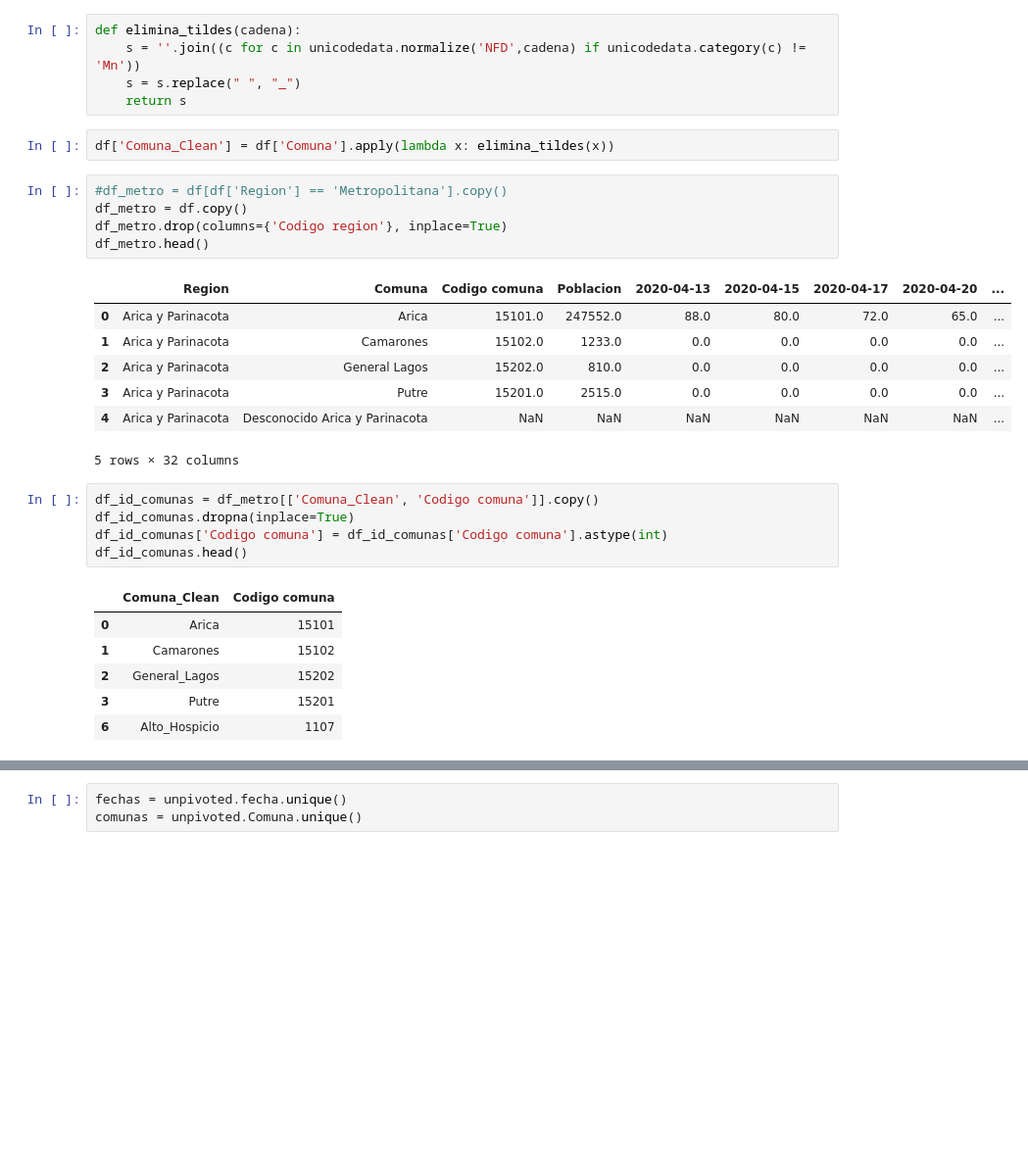
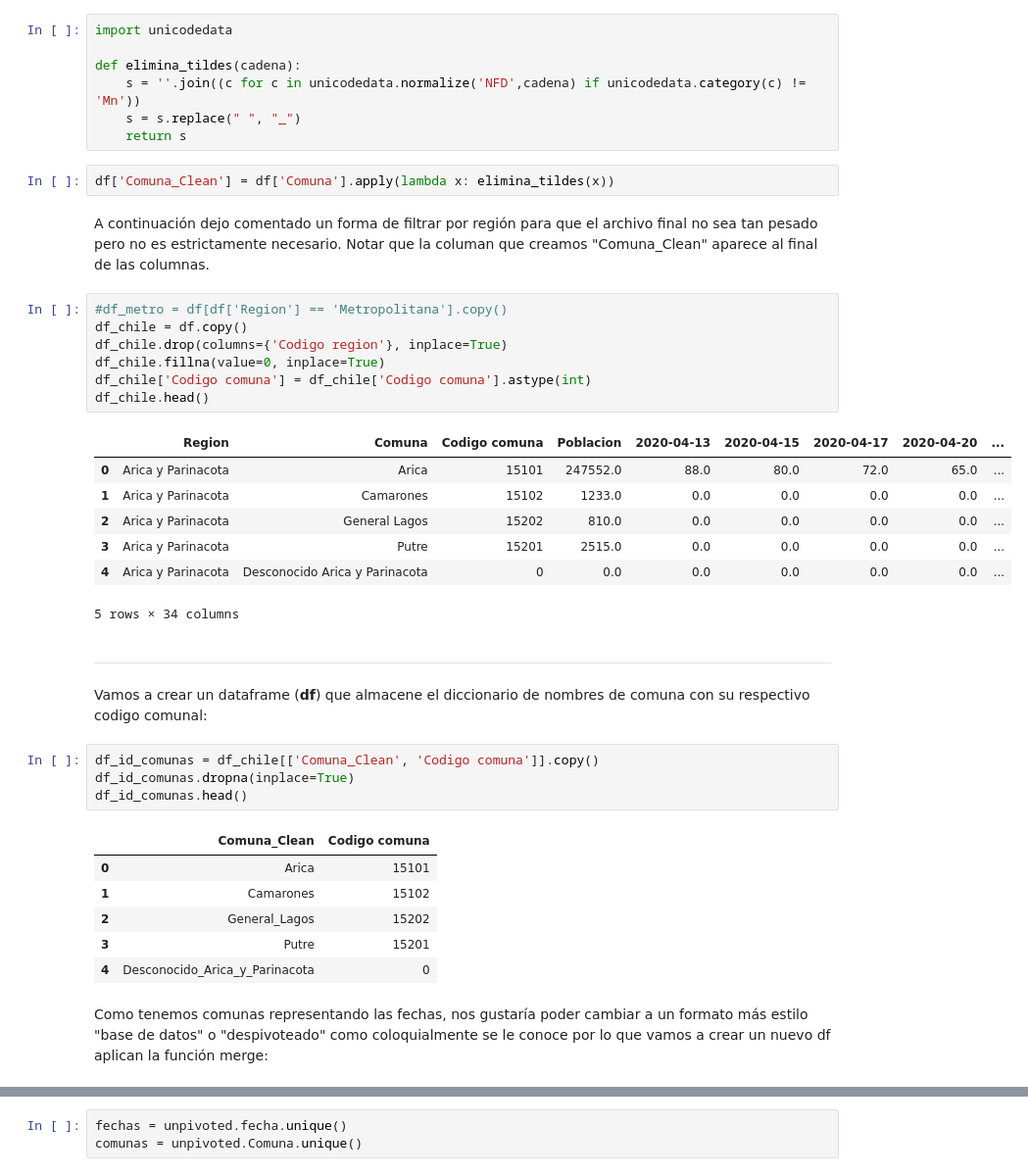
Before and after one commit to BlackRiver38/Notebook_Collection, a Jupyter notebook: Time Slider Map/Casos Activos.ipynb, the cells around one changed output, grey strips where cells are left out. Shown at 98% size. Saved outputs shown, nothing was run; the diff lists cells and outputs as text; blank space fills up the shorter version.

Commit message:
Mejora sne las notas para que se entienda mejor.

```diff
--- a/Time Slider Map/Casos Activos.ipynb
+++ b/Time Slider Map/Casos Activos.ipynb
@@ -24,27 +50,35 @@ df.head()
 # %%
+import unicodedata
+
 def elimina_tildes(cadena):
     s = ''.join((c for c in unicodedata.normalize('NFD',cadena) if unicodedata.category(c) != 'Mn'))
     s = s.replace(" ", "_")
     return s
 # %%
 df['Comuna_Clean'] = df['Comuna'].apply(lambda x: elimina_tildes(x))
+# %% [markdown]
+A continuación dejo comentado un forma de filtrar por región para que el archivo final no sea tan pesado  pero no es estrictamente necesario. Notar que la columan que creamos "Comuna_Clean" aparece al final de las columnas.
 # %%
 #df_metro = df[df['Region'] == 'Metropolitana'].copy()
-df_metro = df.copy()
-df_metro.drop(columns={'Codigo region'}, inplace=True)
-df_metro.head()
+df_chile = df.copy()
+df_chile.drop(columns={'Codigo region'}, inplace=True)
+df_chile.fillna(value=0, inplace=True)
+df_chile['Codigo comuna'] = df_chile['Codigo comuna'].astype(int)
+df_chile.head()
 # %% [output]
 |  | Region | Comuna | Codigo comuna | Poblacion | 2020-04-13 | 2020-04-15 | 2020-04-17 | 2020-04-20 | ... |
-| 0 | Arica y Parinacota | Arica | 15101.0 | 247552.0 | 88.0 | 80.0 | 72.0 | 65.0 | ... |
-| 1 | Arica y Parinacota | Camarones | 15102.0 | 1233.0 | 0.0 | 0.0 | 0.0 | 0.0 | ... |
-| 2 | Arica y Parinacota | General Lagos | 15202.0 | 810.0 | 0.0 | 0.0 | 0.0 | 0.0 | ... |
-| 3 | Arica y Parinacota | Putre | 15201.0 | 2515.0 | 0.0 | 0.0 | 0.0 | 0.0 | ... |
-| 4 | Arica y Parinacota | Desconocido Arica y Parinacota | NaN | NaN | NaN | NaN | NaN | NaN | ... |
+| 0 | Arica y Parinacota | Arica | 15101 | 247552.0 | 88.0 | 80.0 | 72.0 | 65.0 | ... |
+| 1 | Arica y Parinacota | Camarones | 15102 | 1233.0 | 0.0 | 0.0 | 0.0 | 0.0 | ... |
+| 2 | Arica y Parinacota | General Lagos | 15202 | 810.0 | 0.0 | 0.0 | 0.0 | 0.0 | ... |
+| 3 | Arica y Parinacota | Putre | 15201 | 2515.0 | 0.0 | 0.0 | 0.0 | 0.0 | ... |
+| 4 | Arica y Parinacota | Desconocido Arica y Parinacota | 0 | 0.0 | 0.0 | 0.0 | 0.0 | 0.0 | ... |
-5 rows × 32 columns
+5 rows × 34 columns
+# %% [markdown]
+----
+Vamos a crear un dataframe (**df**) que almacene el diccionario de nombres de comuna con su respectivo codigo comunal:
 # %%
-df_id_comunas = df_metro[['Comuna_Clean', 'Codigo comuna']].copy()
+df_id_comunas = df_chile[['Comuna_Clean', 'Codigo comuna']].copy()
 df_id_comunas.dropna(inplace=True)
-df_id_comunas['Codigo comuna'] = df_id_comunas['Codigo comuna'].astype(int)
 df_id_comunas.head()
 # %% [output]
 |  | Comuna_Clean | Codigo comuna |
@@ -52,6 +86,8 @@ df_id_comunas.head()
 | 1 | Camarones | 15102 |
 | 2 | General_Lagos | 15202 |
 | 3 | Putre | 15201 |
-| 6 | Alto_Hospicio | 1107 |
+| 4 | Desconocido_Arica_y_Parinacota | 0 |
+# %% [markdown]
+Como tenemos comunas representando las fechas, nos gustaría poder cambiar a un formato más estilo "base de datos" o "despivoteado" como coloquialmente se le conoce por lo que vamos a crear un nuevo df aplican la función merge:
 # %%
 #Viva le función melt, viva... Sirve para "Despivotear" DataFrames
```
Also changed, not shown: parts of 58 cells of this notebook, 14 other files.
